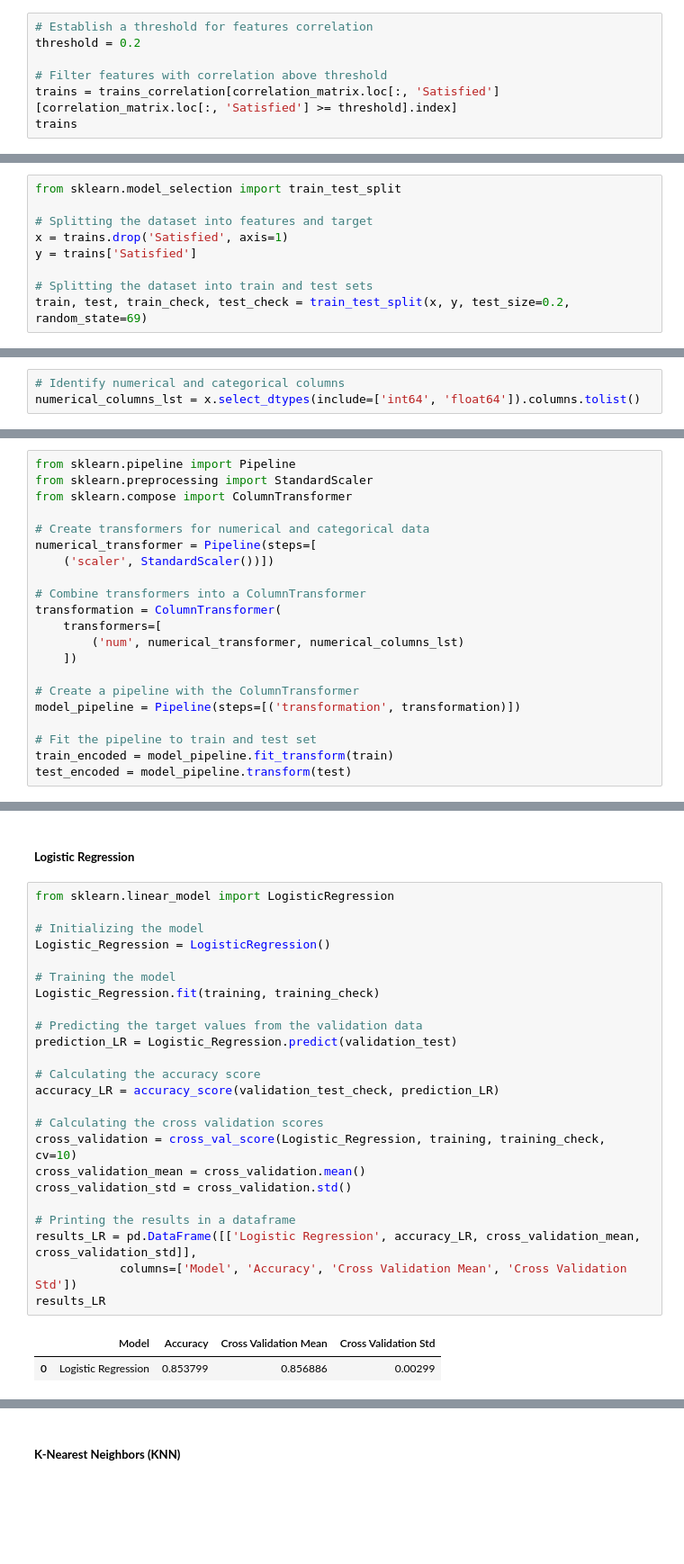
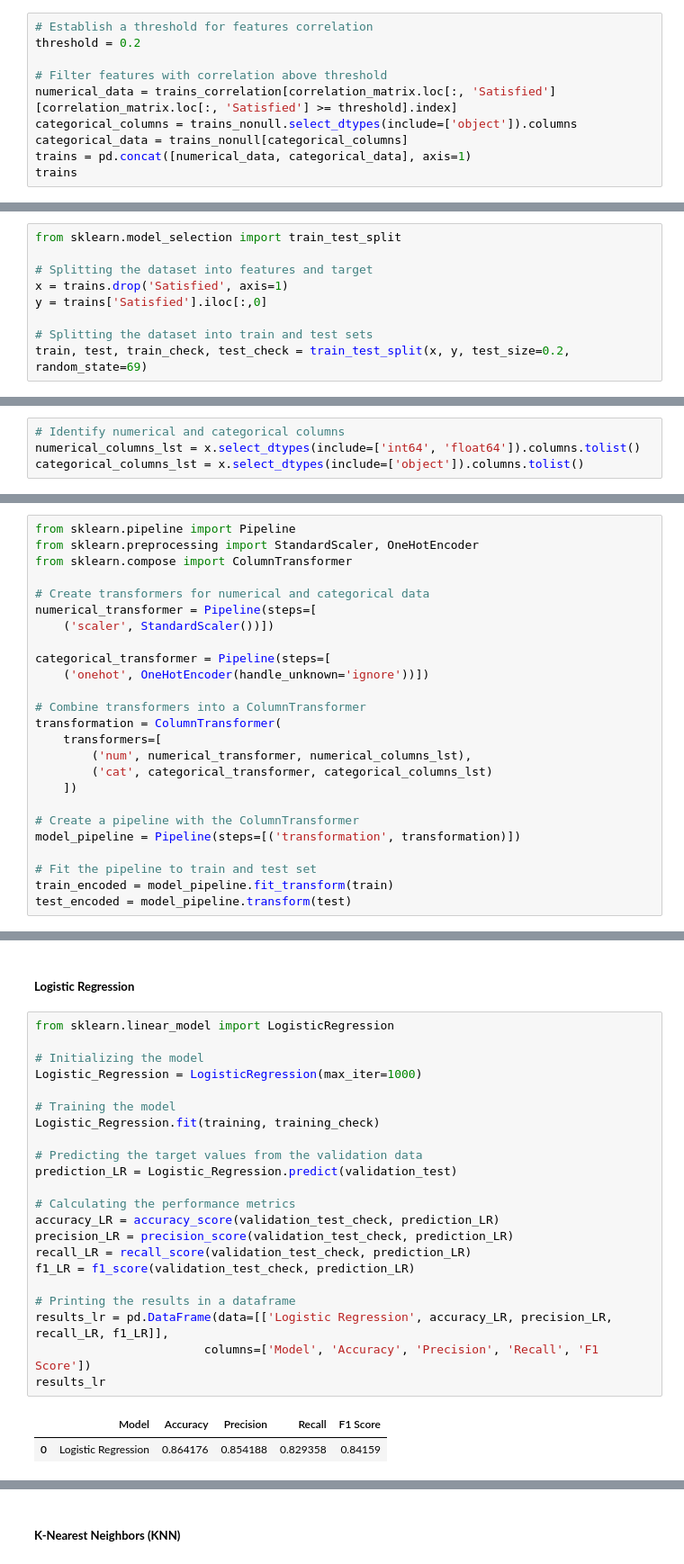
Before and after one commit to Chargent/Trains-Customers-Satisfaction-Machine-Learning-Project, a Jupyter notebook: main.ipynb, the cells around one changed output, grey strips where cells are left out. Shown at 90% size. Saved outputs shown, nothing was run; the diff lists cells and outputs as text; blank space fills up the shorter version.

```diff
--- a/main.ipynb
+++ b/main.ipynb
@@ -379,7 +376,10 @@ By looking at the correlation results we can now simplify the features of the mo
 threshold = 0.2
 
 # Filter features with correlation above threshold
-trains = trains_correlation[correlation_matrix.loc[:, 'Satisfied'][correlation_matrix.loc[:, 'Satisfied'] >= threshold].index]
+numerical_data = trains_correlation[correlation_matrix.loc[:, 'Satisfied'][correlation_matrix.loc[:, 'Satisfied'] >= threshold].index]
+categorical_columns = trains_nonull.select_dtypes(include=['object']).columns
+categorical_data = trains_nonull[categorical_columns]
+trains = pd.concat([numerical_data, categorical_data], axis=1)
 trains
 # %% [output]
 |  | Legroom Service Rating | Onboard General Rating | Food'n'Drink Rating | Onboard WiFi Rating | Checkin Rating | ... |
@@ -417,7 +417,7 @@ from sklearn.model_selection import train_test_split
 
 # Splitting the dataset into features and target
 x = trains.drop('Satisfied', axis=1)
-y = trains['Satisfied']
+y = trains['Satisfied'].iloc[:,0]
 
 # Splitting the dataset into train and test sets
 train, test, train_check, test_check = train_test_split(x, y, test_size=0.2, random_state=69)
@@ -430,21 +430,26 @@ To prepare the data this process adjusts the range of different features to a st
 # %%
 # Identify numerical and categorical columns
 numerical_columns_lst = x.select_dtypes(include=['int64', 'float64']).columns.tolist()
+categorical_columns_lst = x.select_dtypes(include=['object']).columns.tolist()
 # %% [markdown]
 Here we set up a Pipeline that sets up a scaler to standardize the data.
 # %%
 from sklearn.pipeline import Pipeline
-from sklearn.preprocessing import StandardScaler
+from sklearn.preprocessing import StandardScaler, OneHotEncoder
 from sklearn.compose import ColumnTransformer
 
 # Create transformers for numerical and categorical data
 numerical_transformer = Pipeline(steps=[
     ('scaler', StandardScaler())])
 
+categorical_transformer = Pipeline(steps=[
+    ('onehot', OneHotEncoder(handle_unknown='ignore'))])
+
 # Combine transformers into a ColumnTransformer
 transformation = ColumnTransformer(
     transformers=[
-        ('num', numerical_transformer, numerical_columns_lst)
+        ('num', numerical_transformer, numerical_columns_lst),
+        ('cat', categorical_transformer, categorical_columns_lst)
     ])
 
 # Create a pipeline with the ColumnTransformer
@@ -510,27 +518,25 @@ By using both accuracy score and cross-validation, we can gain comprehensive ins
 # %%
 from sklearn.linear_model import LogisticRegression
 
 # Initializing the model
-Logistic_Regression = LogisticRegression()
+Logistic_Regression = LogisticRegression(max_iter=1000)
 
 # Training the model
 Logistic_Regression.fit(training, training_check)
 
 # Predicting the target values from the validation data
 prediction_LR = Logistic_Regression.predict(validation_test)
 
-# Calculating the accuracy score
+# Calculating the performance metrics
 accuracy_LR = accuracy_score(validation_test_check, prediction_LR)
-
-# Calculating the cross validation scores
-cross_validation = cross_val_score(Logistic_Regression, training, training_check, cv=10)
-cross_validation_mean = cross_validation.mean()
-cross_validation_std = cross_validation.std()
+precision_LR = precision_score(validation_test_check, prediction_LR)
+recall_LR = recall_score(validation_test_check, prediction_LR)
+f1_LR = f1_score(validation_test_check, prediction_LR)
 
 # Printing the results in a dataframe
-results_LR = pd.DataFrame([['Logistic Regression', accuracy_LR, cross_validation_mean, cross_validation_std]],
-            columns=['Model', 'Accuracy', 'Cross Validation Mean', 'Cross Validation Std'])
-results_LR
+results_lr = pd.DataFrame(data=[['Logistic Regression', accuracy_LR, precision_LR, recall_LR, f1_LR]],
+                        columns=['Model', 'Accuracy', 'Precision', 'Recall', 'F1 Score'])
+results_lr
 # %% [output]
-|  | Model | Accuracy | Cross Validation Mean | Cross Validation Std |
-| 0 | Logistic Regression | 0.853799 | 0.856886 | 0.00299 |
+|  | Model | Accuracy | Precision | Recall | F1 Score |
+| 0 | Logistic Regression | 0.864176 | 0.854188 | 0.829358 | 0.84159 |
```
Also changed, not shown: parts of 18 cells of this notebook.
